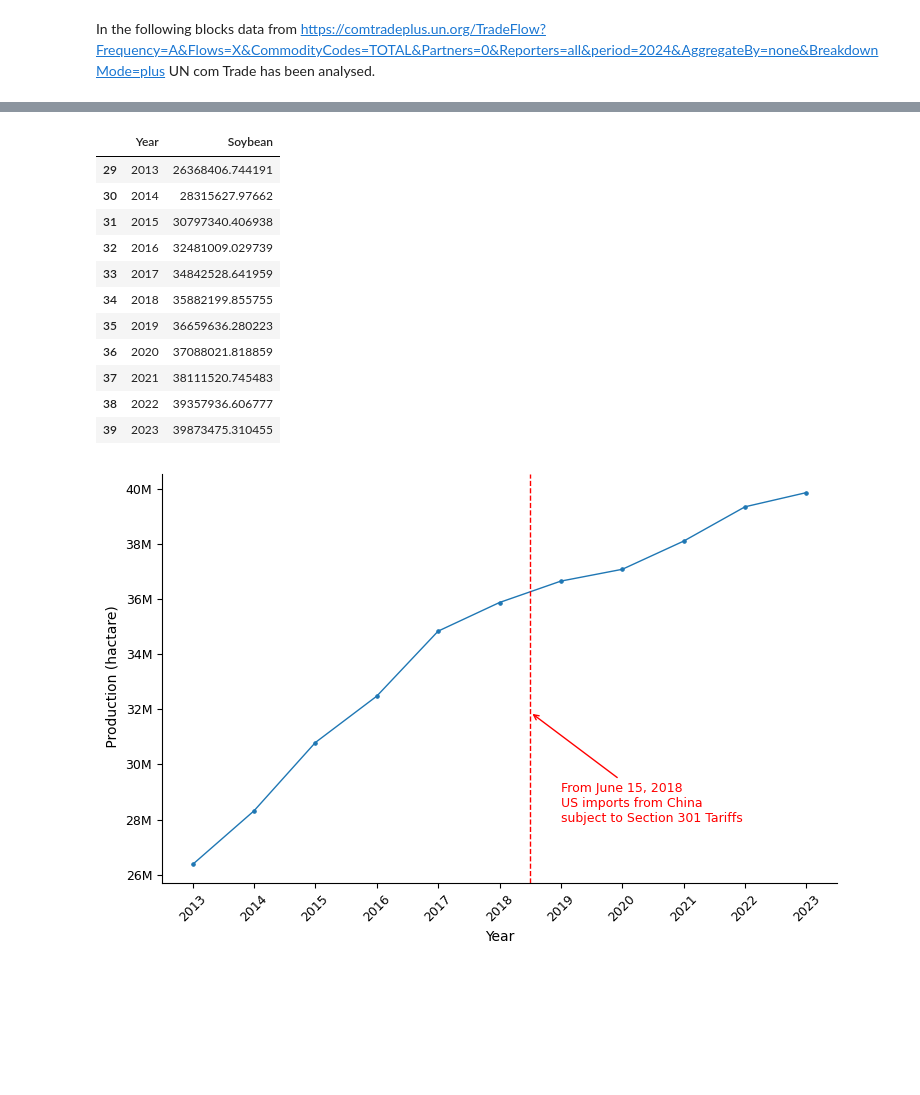
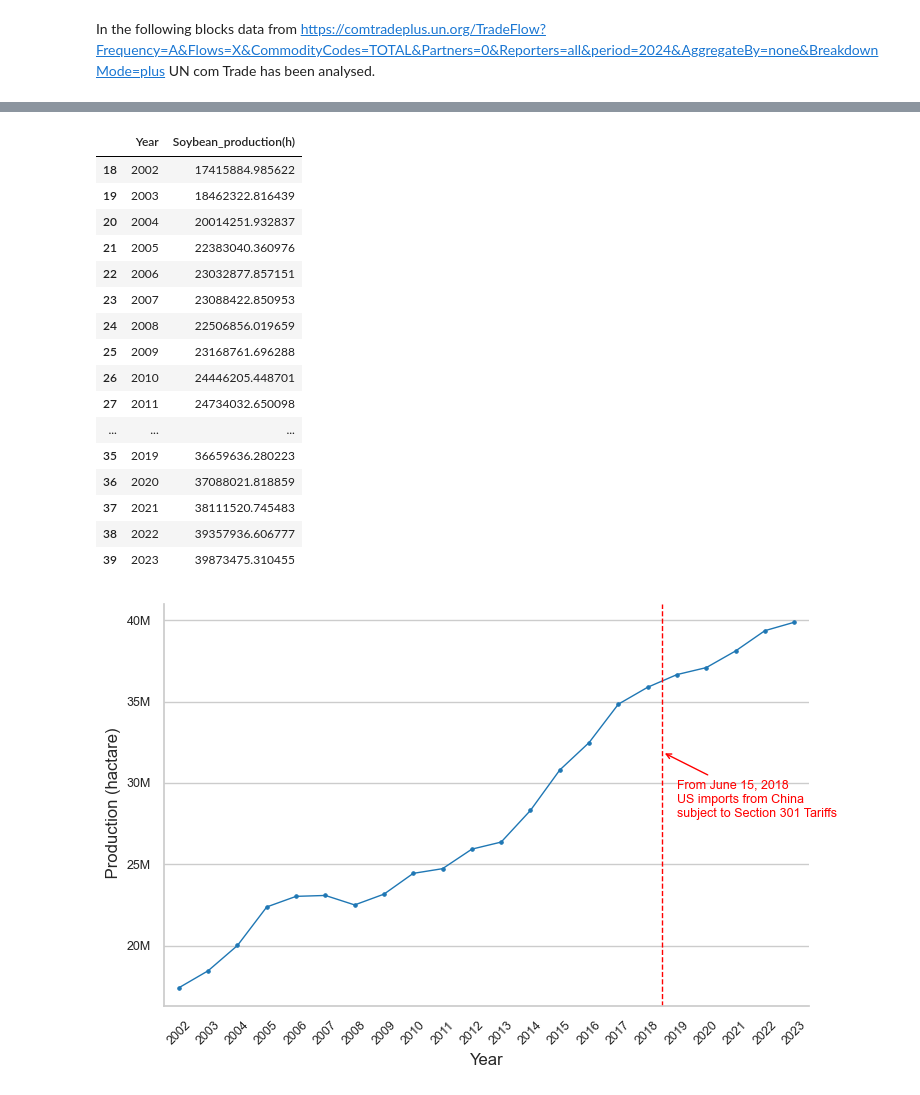
Before and after one commit to MustakAhmad08/tariff_war, a Jupyter notebook: notebook/tariff.ipynb, the cells around one changed output, grey strips where cells are left out. Saved outputs shown, nothing was run; the diff lists cells and outputs as text; code cells hidden in the pictures; blank space fills up the shorter version.

```diff
--- a/notebook/tariff.ipynb
+++ b/notebook/tariff.ipynb
@@ -258,22 +274,28 @@ plt.show()
 # %%
-df_pro = pd.read_csv('/Users/mustakahmad/Library/CloudStorage/OneDrive-purdue.edu/FACAI LAB/Project3_tariff/raw_data/MapBiomas_soybean.csv', header =None)
+df_pro = pd.read_csv('/Users/mustakahmad/Library/CloudStorage/OneDrive-purdue.edu/FACAI LAB/Project3_tariff/tariff_war/raw_data/MapBiomas_soybean.csv', header =None)
 df_pro = df_pro.T
 df_pro.columns = ['Year', 'Soybean','Coffee','Citrus','Palm_oil', 'other', 'Total']
+df_pro.rename(columns={'Soybean':'Soybean_production(h)'}, inplace = True)
 df_pro = df_pro.iloc[1:,:]
 df_pro
-df_pro = df_pro[df_pro['Year']>=2013]
+df_pro = df_pro[df_pro['Year']>=2002]
 df_pro['Year'] = df_pro['Year'].astype(str)
 df_pro['Year'] = df_pro['Year'].str.replace('.0','')
-df_pro = df_pro [['Year','Soybean']]
+df_pro = df_pro [['Year','Soybean_production(h)']]
 df_pro
 # %% [output]
-|  | Year | Soybean |
-| 29 | 2013 | 26368406.744191 |
-| 30 | 2014 | 28315627.97662 |
-| 31 | 2015 | 30797340.406938 |
-| 32 | 2016 | 32481009.029739 |
-| 33 | 2017 | 34842528.641959 |
-| 34 | 2018 | 35882199.855755 |
+|  | Year | Soybean_production(h) |
+| 18 | 2002 | 17415884.985622 |
+| 19 | 2003 | 18462322.816439 |
+| 20 | 2004 | 20014251.932837 |
+| 21 | 2005 | 22383040.360976 |
+| 22 | 2006 | 23032877.857151 |
+| 23 | 2007 | 23088422.850953 |
+| 24 | 2008 | 22506856.019659 |
+| 25 | 2009 | 23168761.696288 |
+| 26 | 2010 | 24446205.448701 |
+| 27 | 2011 | 24734032.650098 |
+| ... | ... | ... |
 | 35 | 2019 | 36659636.280223 |
 | 36 | 2020 | 37088021.818859 |
 | 37 | 2021 | 38111520.745483 |
@@ -284,7 +306,7 @@ df_pro
 g_pro = sns.catplot(
     data=df_pro,
     x="Year",
-    y="Soybean",
+    y="Soybean_production(h)",
     kind="point",
     height=5,
     aspect=1.5,
@@ -294,34 +316,34 @@ g_pro = sns.catplot(
 )
 
 # Format y-axis to millions
 g_pro.ax.yaxis.set_major_formatter(ticker.FuncFormatter(lambda x, _: f'{x/1e6:.0f}M'))
 
 # Rotate x-tick labels
 g_pro.set_xticklabels(rotation=45, fontsize=9)
 g_pro.ax.tick_params(axis='y', labelsize=9)
 
 # Axis labels
 g_pro.set(xlabel='Year', ylabel=' Production (hactare)')
 
 # Titles and layout
 # g_pro.ax.set_title("Soybean Trend with Section 301 Tariff Event", fontsize=14, fontweight='bold', pad=20)
 
 # Add vertical line for June 15, 2018 event (aligned with 2018 on x-axis)
-g_pro.ax.axvline(x=5.5, color='red', linestyle='--', linewidth=1)
+g_pro.ax.axvline(x=16.5, color='red', linestyle='--', linewidth=1)
 
 # Add annotation
 g_pro.ax.annotate(
     "From June 15, 2018\nUS imports from China\nsubject to Section 301 Tariffs",
-    xy=(5.5, df_pro['Soybean'].max()*0.8),
-    xytext=(6, df_pro['Soybean'].max()*.70),
+    xy=(16.5, df_pro['Soybean_production(h)'].max()*0.8),
+    xytext=(17, df_pro['Soybean_production(h)'].max()*.70),
     arrowprops=dict(arrowstyle='->', color='red', lw=1),
     fontsize=9,
     color='red',
     ha='left'
 )
 
 # Tight layout and show
 plt.tight_layout()
 plt.show()
 # %% [output]
-[figure, old version]
+[figure, new version]
```
Also changed, not shown: parts of 21 cells of this notebook.
